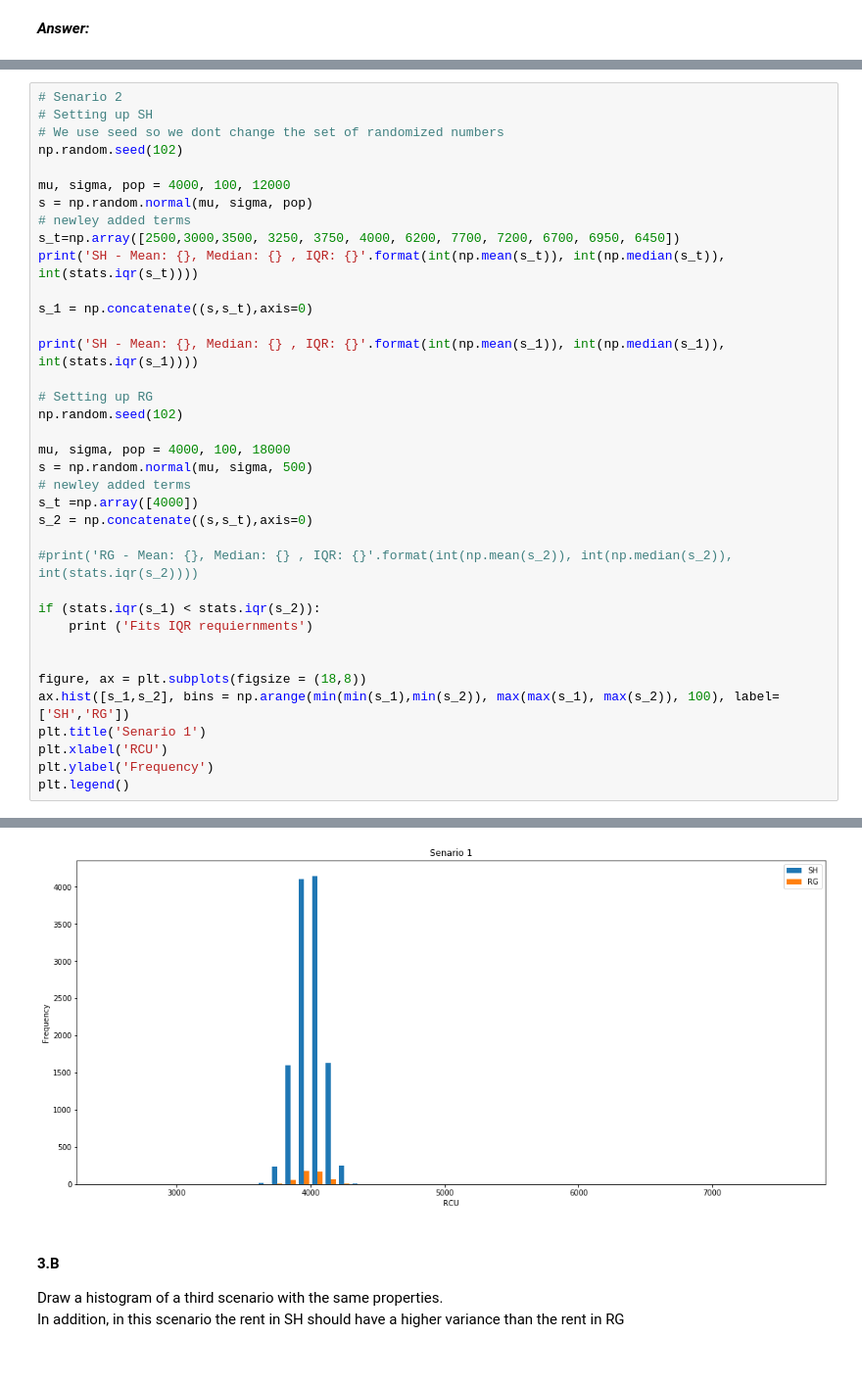
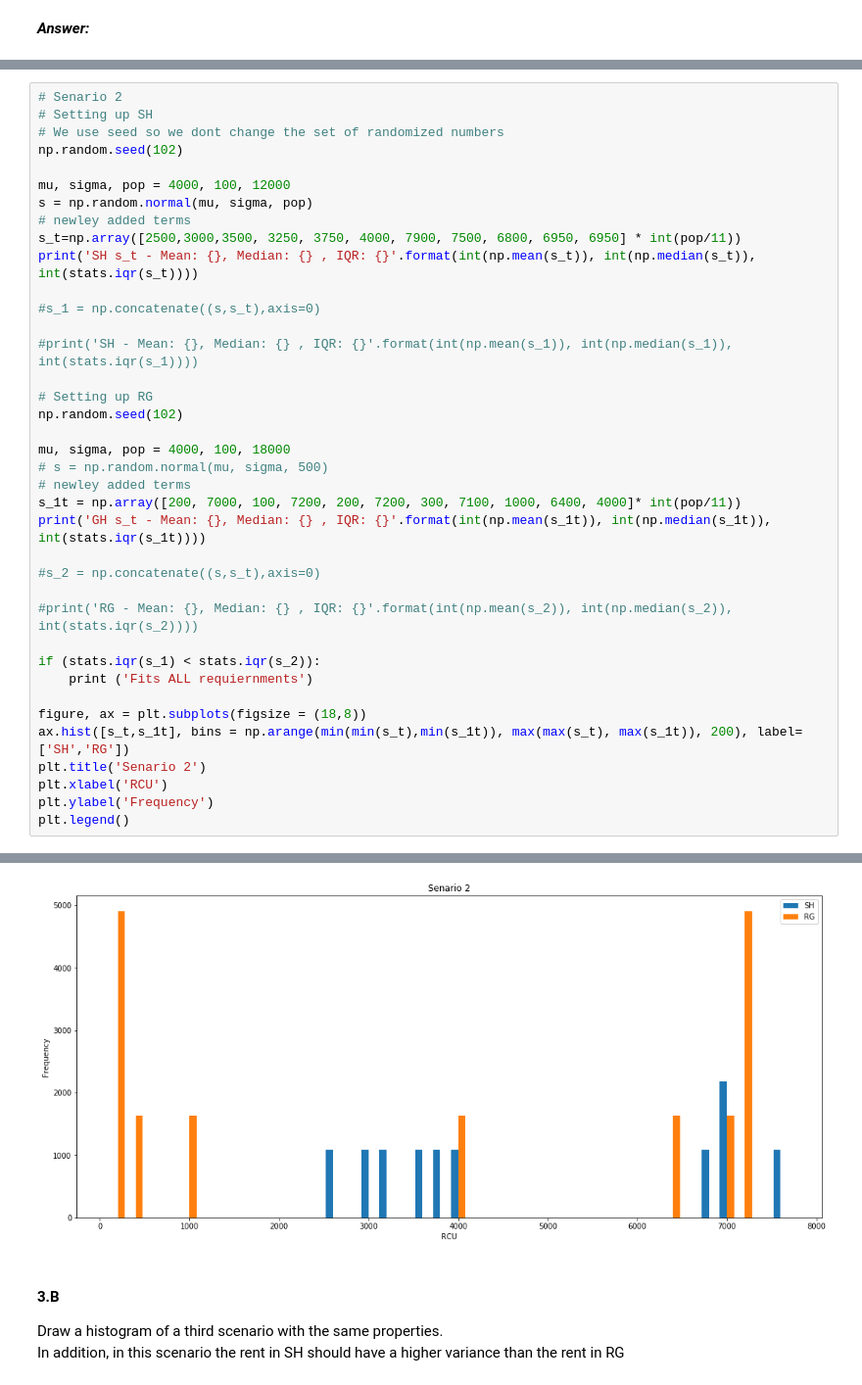
Before and after one commit to mayakerem/StatisticsDataAnalysis, a Jupyter notebook: HW1.ipynb, the cells around one changed output, grey strips where cells are left out. Shown at 98% size. Saved outputs shown, nothing was run; the diff lists cells and outputs as text.

```diff
--- a/HW1.ipynb
+++ b/HW1.ipynb
@@ -286,31 +265,32 @@ np.random.seed(102)
 mu, sigma, pop = 4000, 100, 12000
 s = np.random.normal(mu, sigma, pop)
 # newley added terms
-s_t=np.array([2500,3000,3500, 3250, 3750, 4000, 6200, 7700, 7200, 6700, 6950, 6450])
-print('SH - Mean: {}, Median: {} , IQR: {}'.format(int(np.mean(s_t)), int(np.median(s_t)), int(stats.iqr(s_t))))
+s_t=np.array([2500,3000,3500, 3250, 3750, 4000, 7900, 7500, 6800, 6950, 6950] * int(pop/11))
+print('SH s_t - Mean: {}, Median: {} , IQR: {}'.format(int(np.mean(s_t)), int(np.median(s_t)), int(stats.iqr(s_t))))
 
-s_1 = np.concatenate((s,s_t),axis=0)
+#s_1 = np.concatenate((s,s_t),axis=0)
 
-print('SH - Mean: {}, Median: {} , IQR: {}'.format(int(np.mean(s_1)), int(np.median(s_1)), int(stats.iqr(s_1))))
+#print('SH - Mean: {}, Median: {} , IQR: {}'.format(int(np.mean(s_1)), int(np.median(s_1)), int(stats.iqr(s_1))))
 
 # Setting up RG
 np.random.seed(102)
 
 mu, sigma, pop = 4000, 100, 18000
-s = np.random.normal(mu, sigma, 500)
+# s = np.random.normal(mu, sigma, 500)
 # newley added terms
-s_t =np.array([4000])
-s_2 = np.concatenate((s,s_t),axis=0)
+s_1t = np.array([200, 7000, 100, 7200, 200, 7200, 300, 7100, 1000, 6400, 4000]* int(pop/11))
+print('GH s_t - Mean: {}, Median: {} , IQR: {}'.format(int(np.mean(s_1t)), int(np.median(s_1t)), int(stats.iqr(s_1t))))
+
+#s_2 = np.concatenate((s,s_t),axis=0)
 
 #print('RG - Mean: {}, Median: {} , IQR: {}'.format(int(np.mean(s_2)), int(np.median(s_2)), int(stats.iqr(s_2))))
 
 if (stats.iqr(s_1) < stats.iqr(s_2)):
-    print ('Fits IQR requiernments')
-
+    print ('Fits ALL requiernments')
 
 figure, ax = plt.subplots(figsize = (18,8))
-ax.hist([s_1,s_2], bins = np.arange(min(min(s_1),min(s_2)), max(max(s_1), max(s_2)), 100), label=['SH','RG'])
-plt.title('Senario 1')
+ax.hist([s_t,s_1t], bins = np.arange(min(min(s_t),min(s_1t)), max(max(s_t), max(s_1t)), 200), label=['SH','RG'])
+plt.title('Senario 2')
 plt.xlabel('RCU')
 plt.ylabel('Frequency')
 plt.legend()
@@ -320,5 +301,5 @@ SH - Mean: 4001, Median: 4000 , IQR: 133
 <matplotlib.legend.Legend at 0x...>
-[figure, old version]
+[figure, new version]
 # %% [markdown]
 #### 3.B
 Draw a histogram of a third scenario with the same properties. <br>
```
Also changed, not shown: parts of 19 cells of this notebook.
